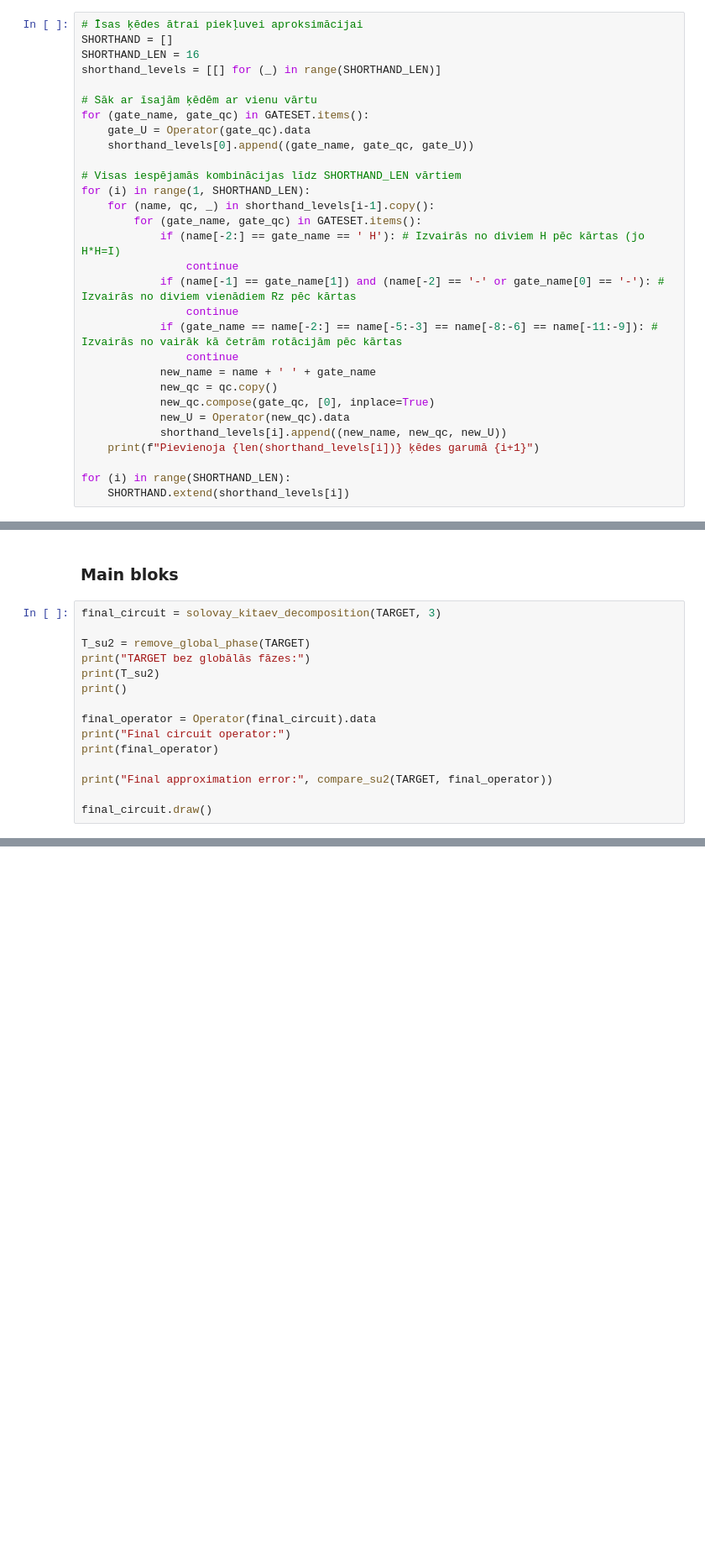
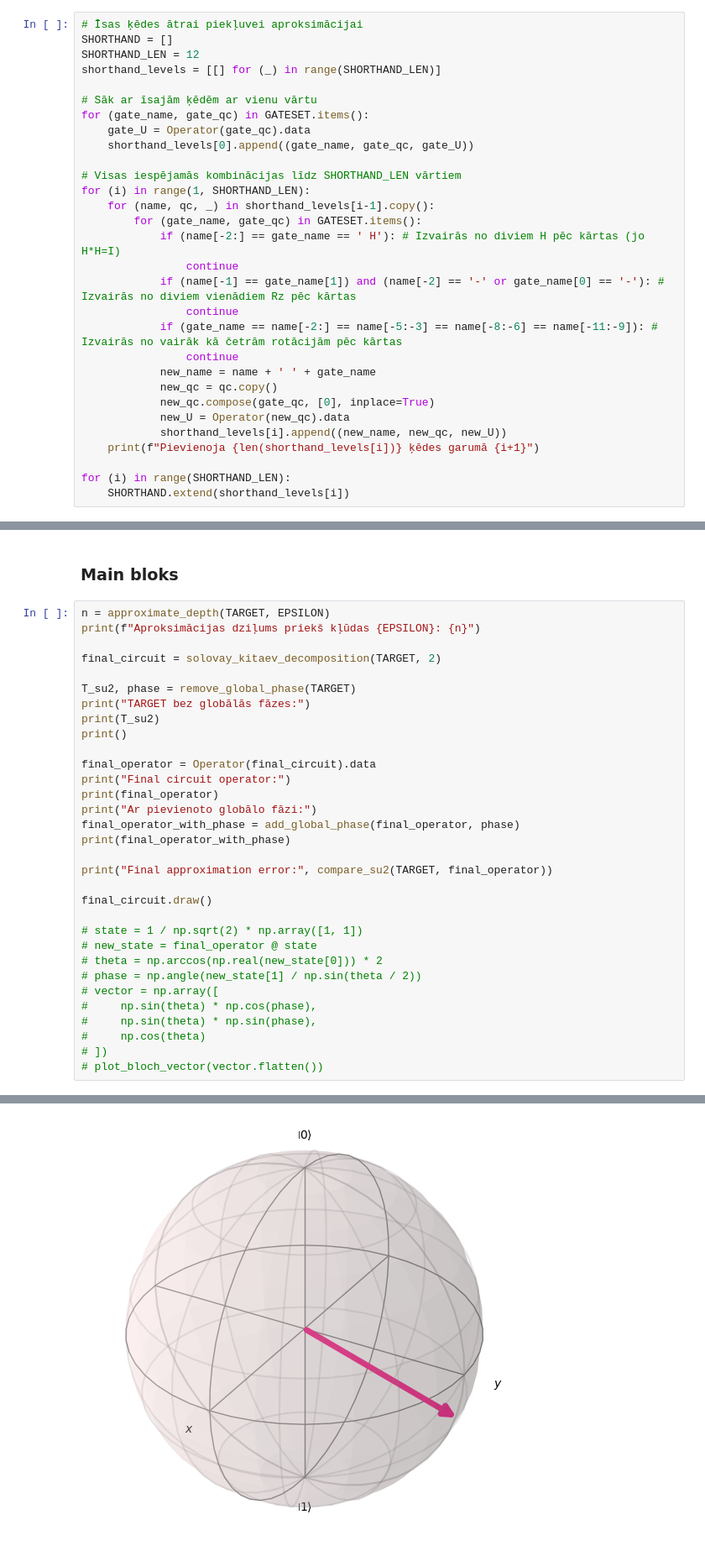
Before and after one commit to nest-or-star/solovay-kitaev-decomposition, a Jupyter notebook: v1.ipynb, the cells around one changed output, grey strips where cells are left out. Shown at 84% size. Saved outputs shown, nothing was run; the diff lists cells and outputs as text; blank space fills up the shorter version.

Commit message:
V2-1
Added H+Rz decomposition, and depth approximation that however is not usable with current l0

```diff
--- a/v1.ipynb
+++ b/v1.ipynb
@@ -50,7 +63,7 @@ for gate_name in GATESET:
 # %%
 # Īsas ķēdes ātrai piekļuvei aproksimācijai
 SHORTHAND = []
-SHORTHAND_LEN = 16
+SHORTHAND_LEN = 12
 shorthand_levels = [[] for (_) in range(SHORTHAND_LEN)]
 
 # Sāk ar īsajām ķēdēm ar vienu vārtu
@@ -276,9 +327,12 @@ print(TARGET)
 # %% [markdown]
 ### Main bloks
 # %%
-final_circuit = solovay_kitaev_decomposition(TARGET, 3)
+n = approximate_depth(TARGET, EPSILON)
+print(f"Aproksimācijas dziļums priekš kļūdas {EPSILON}: {n}")
 
-T_su2 = remove_global_phase(TARGET)
+final_circuit = solovay_kitaev_decomposition(TARGET, 2)
+
+T_su2, phase = remove_global_phase(TARGET)
 print("TARGET bez globālās fāzes:")
 print(T_su2)
 print()
@@ -286,7 +340,22 @@ print()
 final_operator = Operator(final_circuit).data
 print("Final circuit operator:")
 print(final_operator)
+print("Ar pievienoto globālo fāzi:")
+final_operator_with_phase = add_global_phase(final_operator, phase)
+print(final_operator_with_phase)
 
 print("Final approximation error:", compare_su2(TARGET, final_operator))
 
 final_circuit.draw()
+
+# state = 1 / np.sqrt(2) * np.array([1, 1])
+# new_state = final_operator @ state
+# theta = np.arccos(np.real(new_state[0])) * 2
+# phase = np.angle(new_state[1] / np.sin(theta / 2))
+# vector = np.array([
+#     np.sin(theta) * np.cos(phase),
+#     np.sin(theta) * np.sin(phase),
+#     np.cos(theta)
+# ])
+# plot_bloch_vector(vector.flatten())
+# %% [output]
@@ -292,0 +379 @@ final_circuit.draw()
+[figure, added]
```
Also changed, not shown: parts of 6 cells of this notebook.
